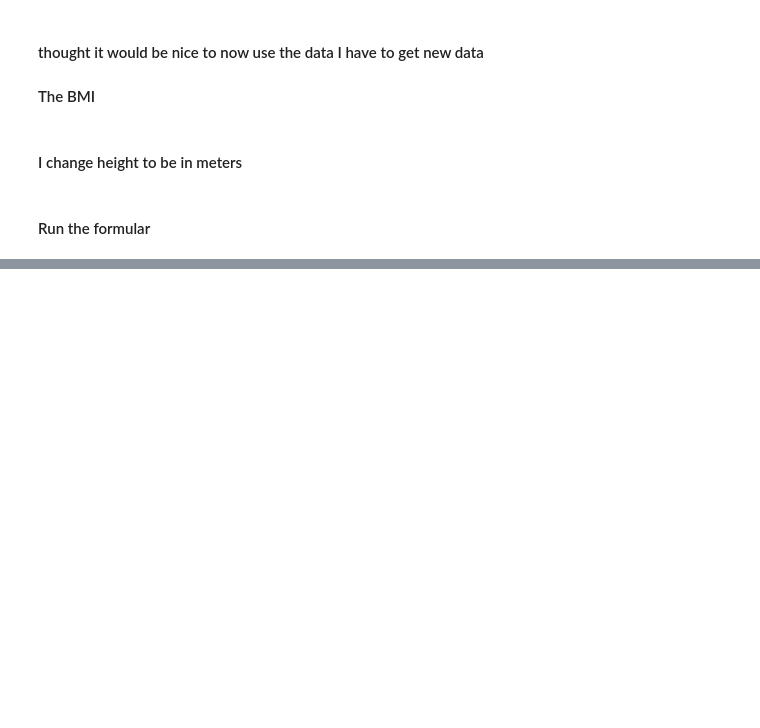
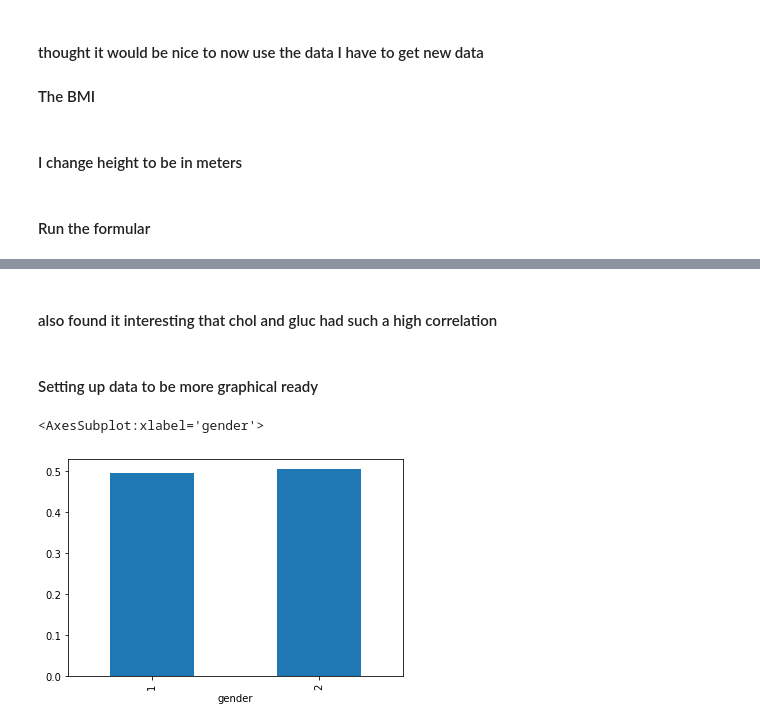
Before and after one commit to SebastianBentley/DSExam2022, a Jupyter notebook: Cardio set.ipynb, the cells around one changed output, grey strips where cells are left out. Drawn from its saved outputs; the diff is of its cells as text; code cells hidden in the pictures; blank space fills up the shorter version.

```diff
--- a/Cardio set.ipynb
+++ b/Cardio set.ipynb
@@ -112,0 +162,17 @@ NameError: name 'ProfileReport' is not defined
+# %% [markdown]
+#### also found it interesting that chol and gluc had such a high correlation
+# %%
+stats=df3
+# %% [markdown]
+#### Setting up data to be more graphical ready
+# %%
+ranges = [10,20,30,40,50,60,70,80,90,100]
+stats['bmi']=pd.cut(stats.bmi, ranges)
+# %%
+ranges = [0,10,20,30,40,50,60,70,80,90,100]
+stats['age']=pd.cut(df3.age, ranges)
+# %%
+stats.groupby('gender')['cardio'].mean().plot(kind='bar')
+# %% [output]
+<AxesSubplot:xlabel='gender'>
+[figure, added]
```
Also changed, not shown: parts of 21 cells of this notebook, 1 other file.
